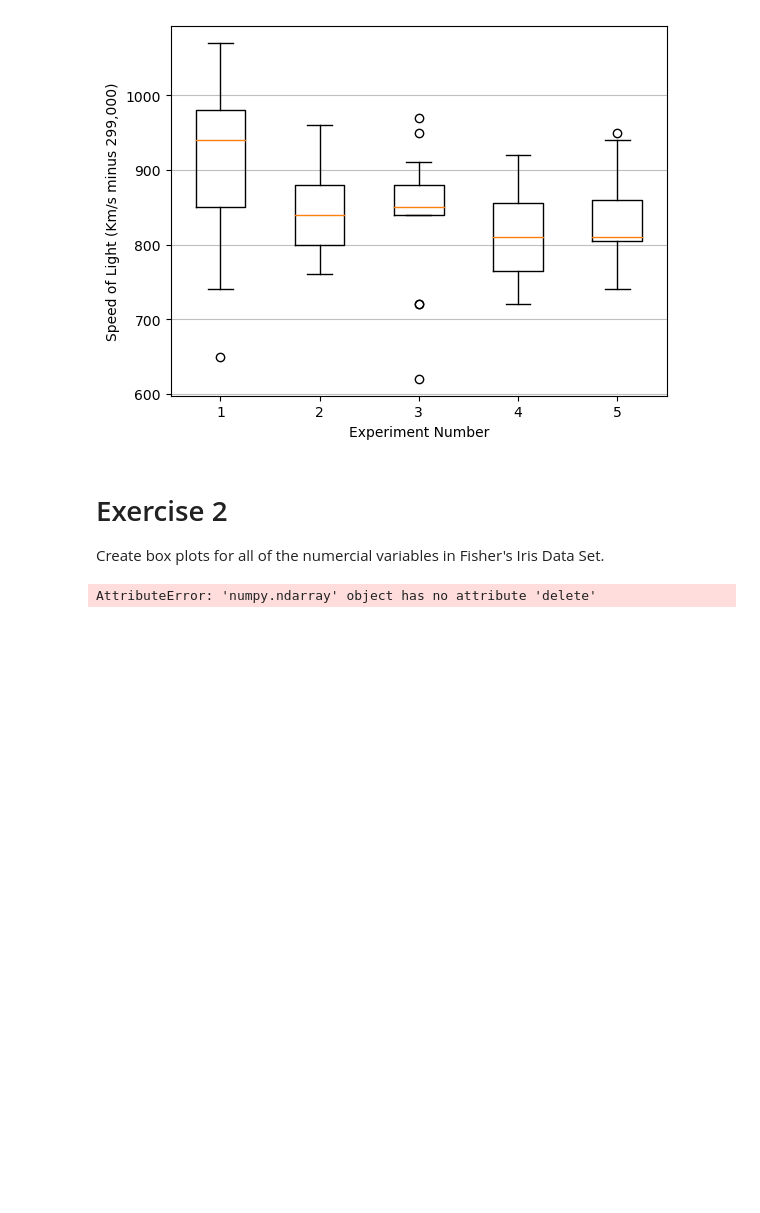
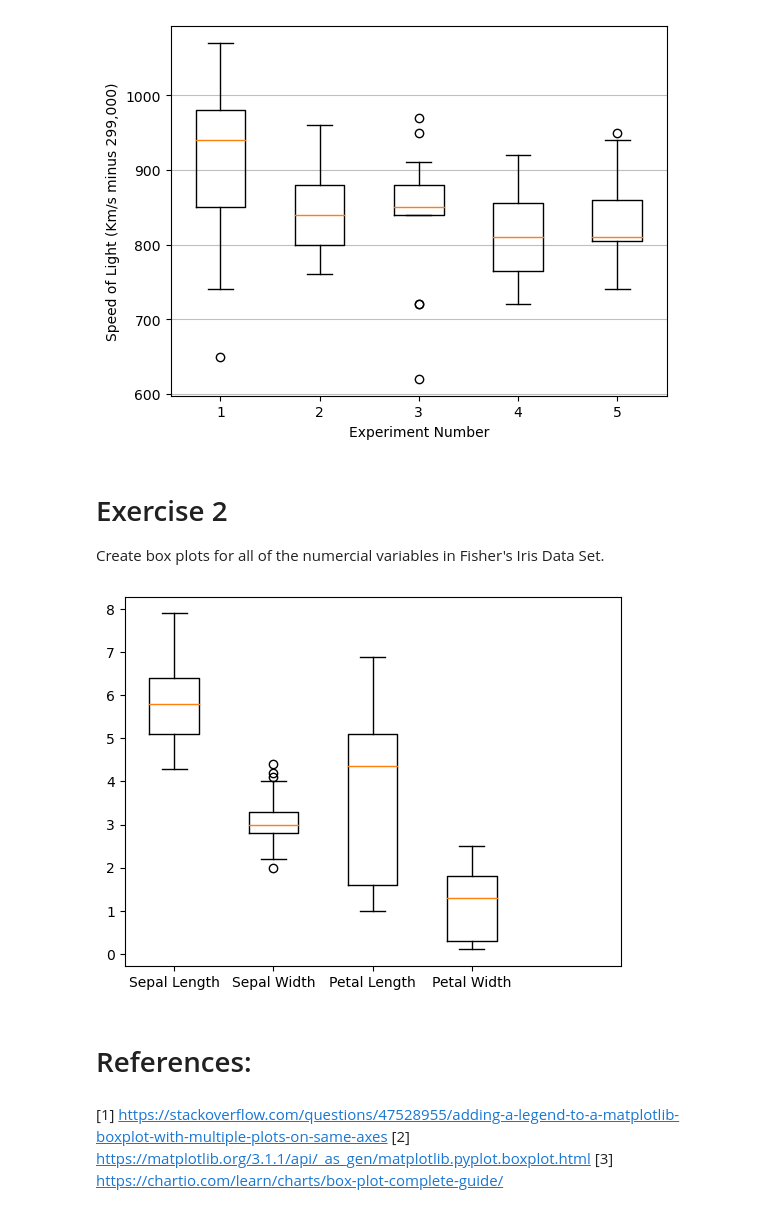
Before and after one commit to SeanE15/Fundamentals-for-Data-Analysis, a Jupyter notebook: Practicals/04 - Outliers Exercises - Sean Elliott .ipynb, the cells around one changed output. Saved outputs shown, nothing was run; the diff lists cells and outputs as text; code cells hidden in the pictures; blank space fills up the shorter version.

```diff
--- a/Practicals/04 - Outliers Exercises - Sean Elliott .ipynb
+++ b/Practicals/04 - Outliers Exercises - Sean Elliott .ipynb
@@ -49,9 +49,5 @@ import matplotlib.pyplot as plt
 import numpy as np
 import pandas as pd
 
-data = np.genfromtxt('data_sets/iris.csv', skip_header=1, delimiter=',', deletechars='"')
+#give program location of dataset and ask it to ignore the first column of info (which is just numbers in sequence from 0 to 149).
+iris_data = np.genfromtxt('data_sets/iris.csv', skip_header=1, delimiter=',', deletechars='"')
-# %%
-# read the values of the first 4 columns
-iris_data = data.drop('class', axis =1)
-# %% [output]
-AttributeError: 'numpy.ndarray' object has no attribute 'delete'
@@ -61,0 +54,15 @@ plt.show()
+# %%
+# plot boxplot
+fig, ax = plt.subplots()
+plt.boxplot(iris_data)
+#add labels to x axis
+plt.xticks([1,2,3,4],['Sepal Length', 'Sepal Width', 'Petal Length', 'Petal Width'])
+plt.show()
+# %% [output]
+[figure, added]
+# %% [markdown]
+# References:
+# %% [markdown]
+[1] https://stackoverflow.com/questions/47528955/adding-a-legend-to-a-matplotlib-boxplot-with-multiple-plots-on-same-axes
+[2] https://matplotlib.org/3.1.1/api/_as_gen/matplotlib.pyplot.boxplot.html
+[3] https://chartio.com/learn/charts/box-plot-complete-guide/
```
Also changed, not shown: parts of 1 cell of this notebook.
